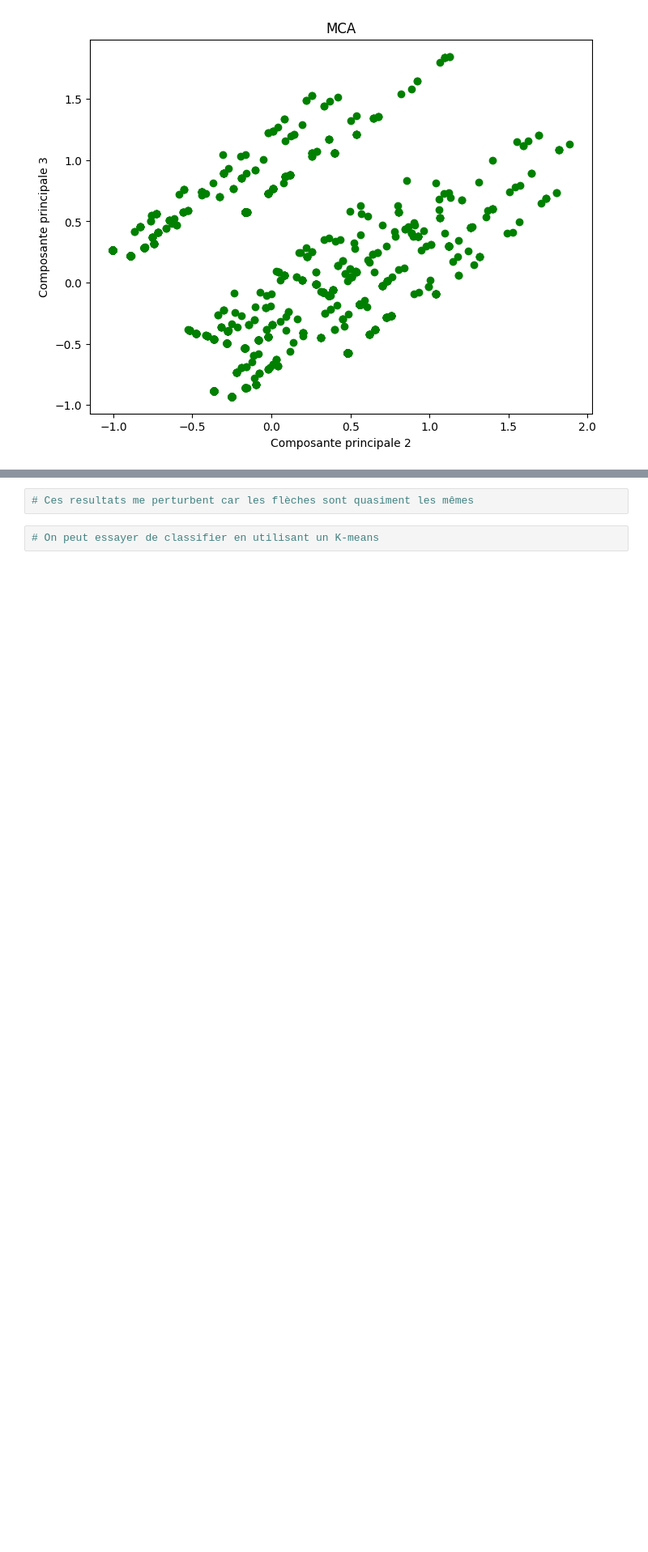
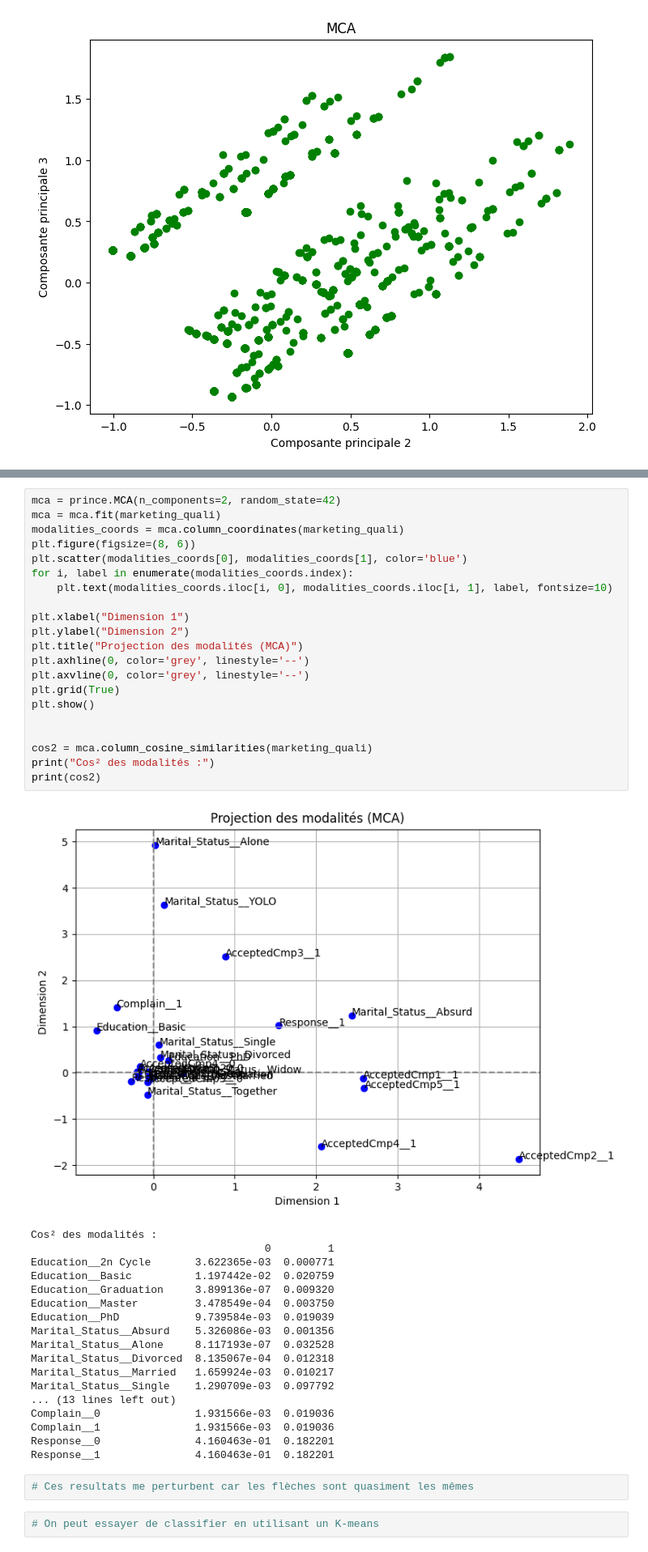
Before and after one commit to Emaglp/Data_Analysis, a Jupyter notebook: QS_Python.ipynb, the cells around one changed output, grey strips where cells are left out. Shown at 81% size. Cells and saved outputs as stored; diff of their text form; blank space fills up the shorter version.

```diff
--- a/QS_Python.ipynb
+++ b/QS_Python.ipynb
@@ -409,3 +407,43 @@ plt.show()
+# %%
+mca = prince.MCA(n_components=2, random_state=42)
+mca = mca.fit(marketing_quali)
+modalities_coords = mca.column_coordinates(marketing_quali)
+plt.figure(figsize=(8, 6))
+plt.scatter(modalities_coords[0], modalities_coords[1], color='blue')
+for i, label in enumerate(modalities_coords.index):
+    plt.text(modalities_coords.iloc[i, 0], modalities_coords.iloc[i, 1], label, fontsize=10)
+
+plt.xlabel("Dimension 1")
+plt.ylabel("Dimension 2")
+plt.title("Projection des modalités (MCA)")
+plt.axhline(0, color='grey', linestyle='--')
+plt.axvline(0, color='grey', linestyle='--')
+plt.grid(True)
+plt.show()
+
+
+cos2 = mca.column_cosine_similarities(marketing_quali)
+print("Cos² des modalités :")
+print(cos2)
+# %% [output]
+[figure, added]
+Cos² des modalités :
+                                     0         1
+Education__2n Cycle       3.622365e-03  0.000771
+Education__Basic          1.197442e-02  0.020759
+Education__Graduation     3.899136e-07  0.009320
+Education__Master         3.478549e-04  0.003750
+Education__PhD            9.739584e-03  0.019039
+Marital_Status__Absurd    5.326086e-03  0.001356
+Marital_Status__Alone     8.117193e-07  0.032528
+Marital_Status__Divorced  8.135067e-04  0.012318
+Marital_Status__Married   1.659924e-03  0.010217
+Marital_Status__Single    1.290709e-03  0.097792
+... (13 lines left out)
+Complain__0               1.931566e-03  0.019036
+Complain__1               1.931566e-03  0.019036
+Response__0               4.160463e-01  0.182201
+Response__1               4.160463e-01  0.182201
 # %%
 # Ces resultats me perturbent car les flèches sont quasiment les mêmes
 # %%
```
Also changed, not shown: parts of 13 cells of this notebook, 1 other file.
